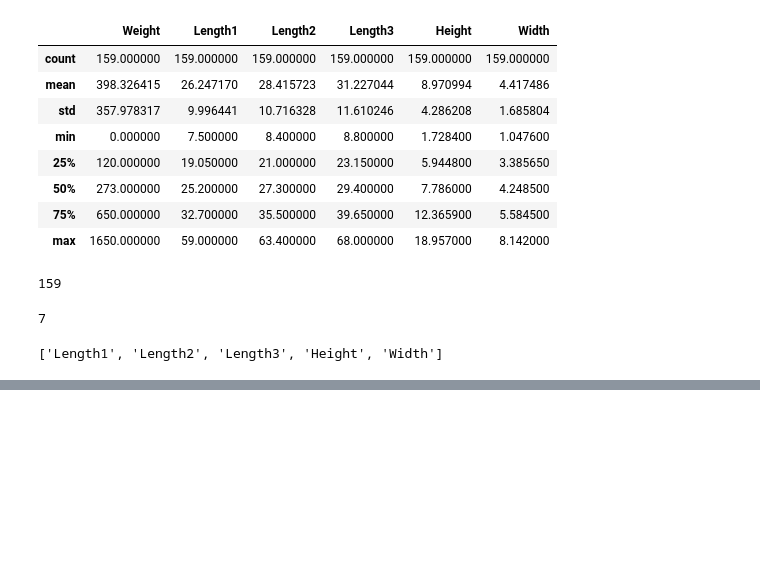
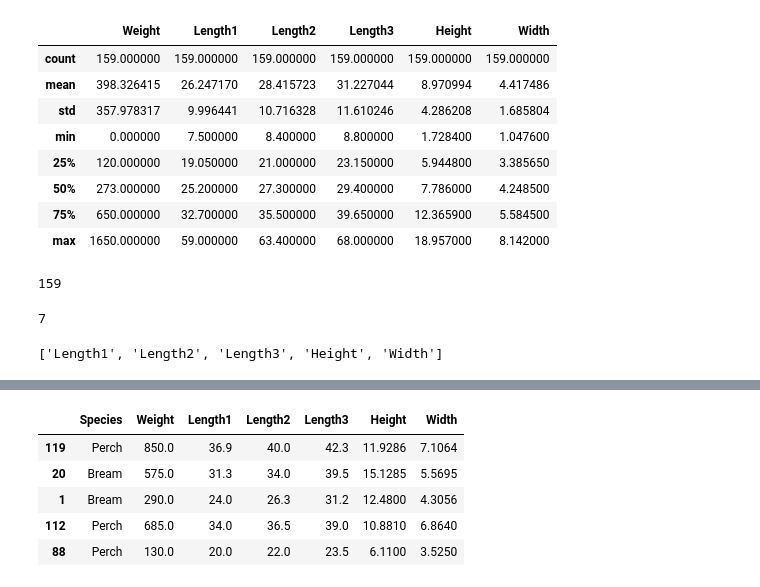
Before and after one commit to PrathamShenwai/ISA_Taskphase_Pratham_Shenwai, a Jupyter notebook: ISA_taskphase_linear_regression_pratham.ipynb, the cells around one changed output, grey strips where cells are left out. Drawn from its saved outputs; the diff is of its cells as text; code cells hidden in the pictures; blank space fills up the shorter version.

```diff
--- a/ISA_taskphase_linear_regression_pratham.ipynb
+++ b/ISA_taskphase_linear_regression_pratham.ipynb
@@ -99,0 +75,19 @@ TypeError: unsupported operand type(s) for -: 'float' and 'str'
+# %%
+#splitting data into train,test and validation
+rows = len(data)
+
+val_rows = int(0.1* rows)
+test_rows = int(0.2* rows)
+train_rows = rows - (val_rows + test_rows)
+# %%
+#creating a numpy array with indices from 0 to n-1 and shuffle it.
+index = np.arange(rows)
+np.random.shuffle(index)
+# %%
+#using above array with indices to get a shuffled dataframe
+shuffled_data = data.iloc[index]
+
+#Split the shuffled datafram into train, validation and test
+train_data = shuffled_data.iloc[:train_rows].copy()
+val_data = shuffled_data.iloc[:val_rows].copy()
+test_data = shuffled_data.iloc[:test_rows].copy()
@@ -99,0 +112,9 @@ TypeError: unsupported operand type(s) for -: 'float' and 'str'
+# %%
+train_data.head()
+# %% [output]
+|  | Species | Weight | Length1 | Length2 | Length3 | Height | Width |
+| 119 | Perch | 850.0 | 36.9 | 40.0 | 42.3 | 11.9286 | 7.1064 |
+| 20 | Bream | 575.0 | 31.3 | 34.0 | 39.5 | 15.1285 | 5.5695 |
+| 1 | Bream | 290.0 | 24.0 | 26.3 | 31.2 | 12.4800 | 4.3056 |
+| 112 | Perch | 685.0 | 34.0 | 36.5 | 39.0 | 10.8810 | 6.8640 |
+| 88 | Perch | 130.0 | 20.0 | 22.0 | 23.5 | 6.1100 | 3.5250 |
```
Also changed, not shown: parts of 21 cells of this notebook.
